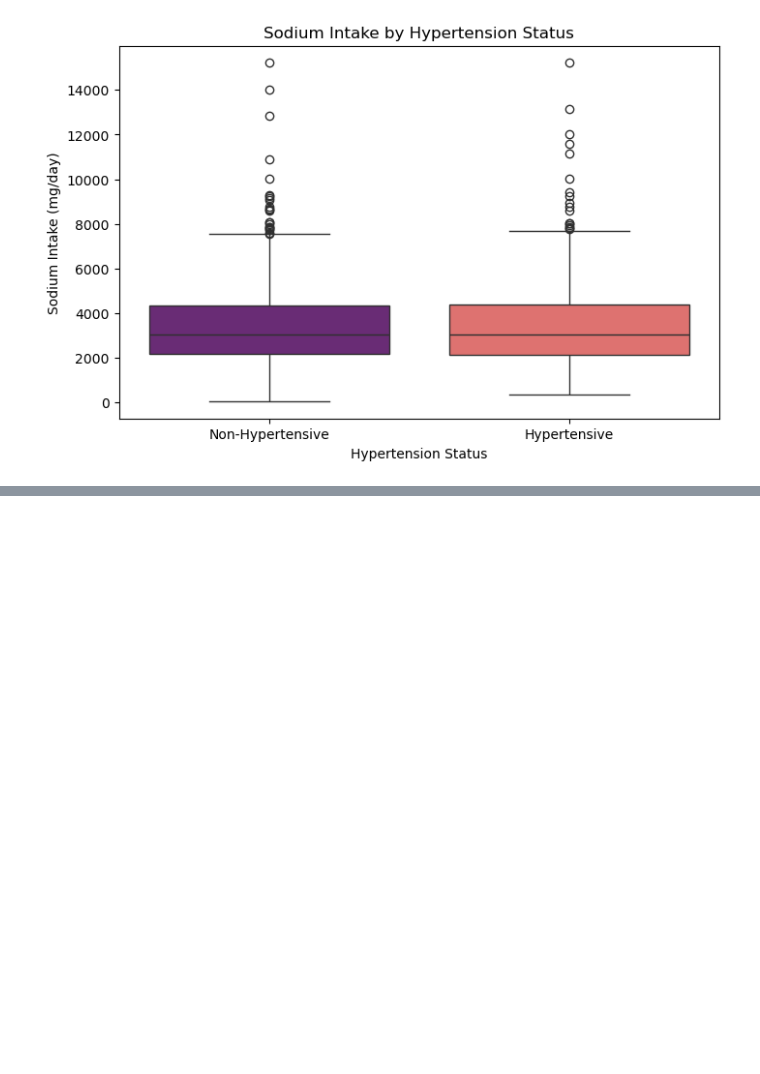
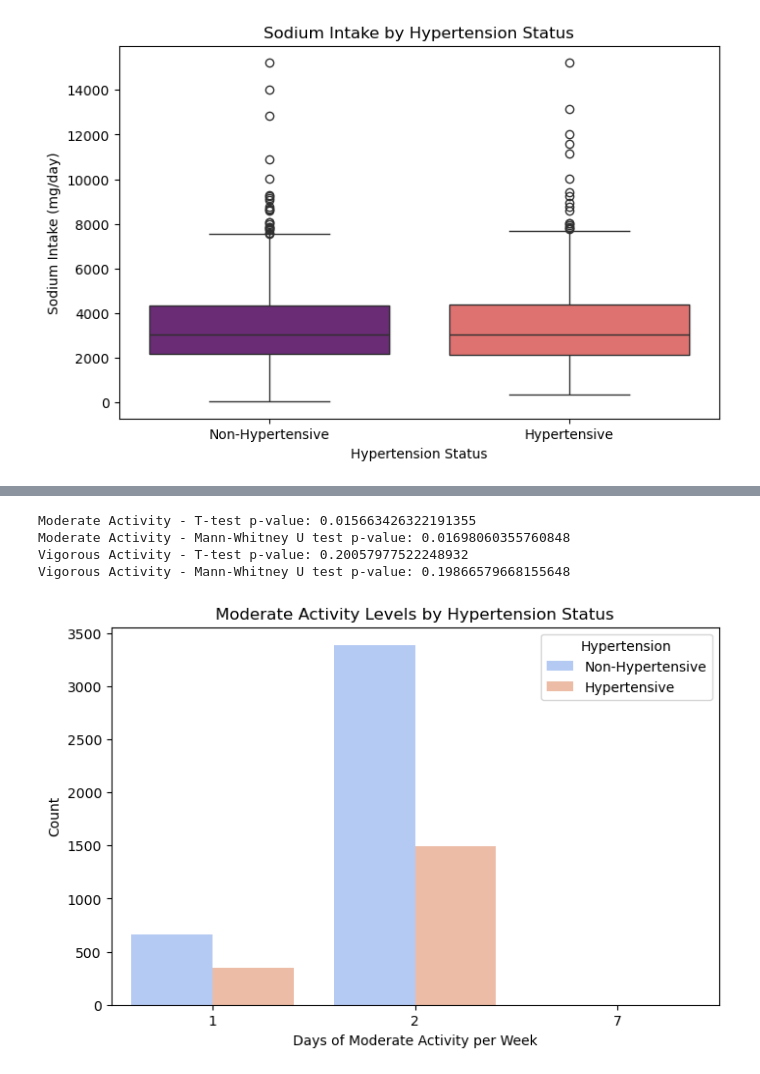
Before and after one commit to OrlandoBrandon/orlandobrandon.github.io, a Jupyter notebook: Project 2 Data mining /Project 2 Blood Pressure analysis.ipynb, the cells around one changed output, grey strips where cells are left out. Drawn from its saved outputs; the diff is of its cells as text; code cells hidden in the pictures; blank space fills up the shorter version.

```diff
--- a/Project 2 Data mining /Project 2 Blood Pressure analysis.ipynb
+++ b/Project 2 Data mining /Project 2 Blood Pressure analysis.ipynb
@@ -166,0 +319,12 @@ Passing `palette` without assigning `hue` is deprecated and will be removed in v
+# %%
+# Load the questionnaire dataset (which contains PAQ605 and PAQ620)
+questionnaire_df = pd.read_csv("questionnaire.csv", encoding="latin1")
+
+# Keep only relevant columns for physical activity
+questionnaire_df = questionnaire_df[["SEQN", "PAQ605", "PAQ620"]]
+
+# Merge with the existing merged_df on SEQN (participant ID)
+merged_df = merged_df.merge(questionnaire_df, on="SEQN", how="inner")
+
+# Display first few rows to verify merge
+print(merged_df[["SEQN", "PAQ605", "PAQ620", "Hypertension"]].head())
@@ -166,0 +388,43 @@ Passing `palette` without assigning `hue` is deprecated and will be removed in v
+# %%
+from scipy.stats import ttest_ind, mannwhitneyu
+
+# Separate groups
+mod_active_hyp = merged_df[merged_df["Hypertension"] == 1]["PAQ605"]
+mod_active_nonhyp = merged_df[merged_df["Hypertension"] == 0]["PAQ605"]
+
+vig_active_hyp = merged_df[merged_df["Hypertension"] == 1]["PAQ620"]
+vig_active_nonhyp = merged_df[merged_df["Hypertension"] == 0]["PAQ620"]
+
+# T-test
+t_test_mod = ttest_ind(mod_active_hyp, mod_active_nonhyp, equal_var=False, nan_policy="omit")
+t_test_vig = ttest_ind(vig_active_hyp, vig_active_nonhyp, equal_var=False, nan_policy="omit")
+
+# Mann-Whitney U Test (non-parametric)
+mw_test_mod = mannwhitneyu(mod_active_hyp, mod_active_nonhyp, alternative="two-sided")
+mw_test_vig = mannwhitneyu(vig_active_hyp, vig_active_nonhyp, alternative="two-sided")
+
+# Print results
+print(f"Moderate Activity - T-test p-value: {t_test_mod.pvalue}")
+print(f"Moderate Activity - Mann-Whitney U test p-value: {mw_test_mod.pvalue}")
+
+print(f"Vigorous Activity - T-test p-value: {t_test_vig.pvalue}")
+print(f"Vigorous Activity - Mann-Whitney U test p-value: {mw_test_vig.pvalue}")
+# %% [output]
+Moderate Activity - T-test p-value: 0.015663426322191355
+Moderate Activity - Mann-Whitney U test p-value: 0.01698060355760848
+Vigorous Activity - T-test p-value: 0.20057977522248932
+Vigorous Activity - Mann-Whitney U test p-value: 0.19866579668155648
+# %%
+merged_df["PAQ605"] = merged_df["PAQ605"].astype("category")
+
+
+plt.figure(figsize=(8, 5))
+sns.countplot(data=merged_df, x="PAQ605", hue="Hypertension", palette="coolwarm")
+
+plt.xlabel("Days of Moderate Activity per Week")
+plt.ylabel("Count")
+plt.title("Moderate Activity Levels by Hypertension Status")
+plt.legend(title="Hypertension", labels=["Non-Hypertensive", "Hypertensive"])
+plt.show()
+# %% [output]
+[figure, added]
```
Also changed, not shown: parts of 36 cells of this notebook, 12 other files.
